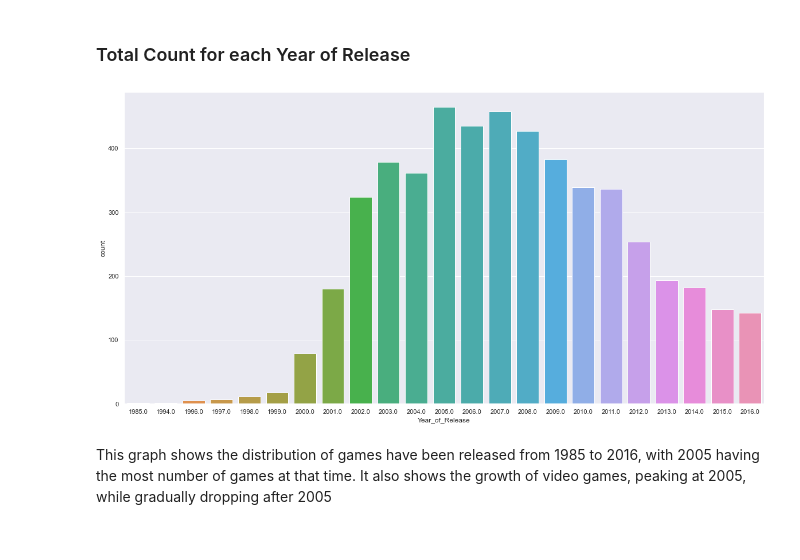
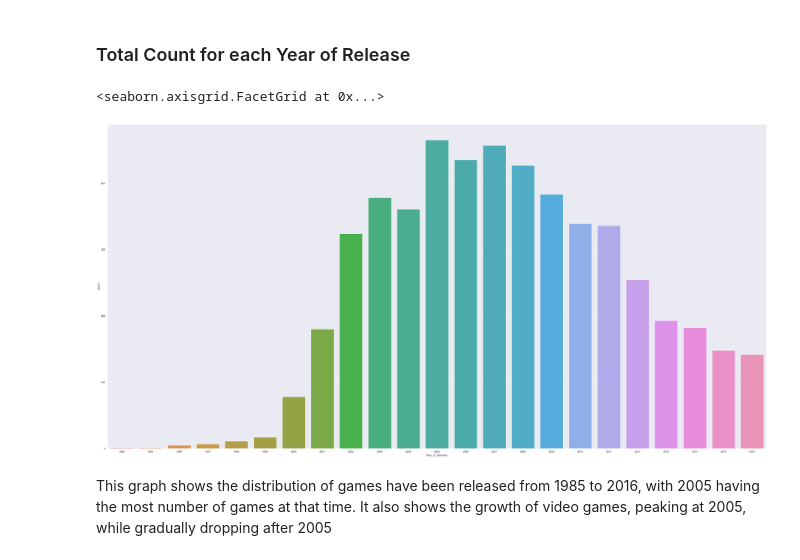
Before and after one commit to dihcuierc/Game_Analysis, a Jupyter notebook: NoteBooks/2. Data Visual.ipynb, the cells around one changed output. Drawn from its saved outputs; the diff is of its cells as text; code cells hidden in the pictures.

```diff
--- a/NoteBooks/2. Data Visual.ipynb
+++ b/NoteBooks/2. Data Visual.ipynb
@@ -61,10 +61,12 @@ This graph shows how many games have been released by all the platforms, with
 # %% [markdown]
 ### Total Count for each Year of Release
 # %%
-a = plt.figure(figsize=(20, 10))
-ax = sb.countplot(x="Year_of_Release", data=mainData)
+year = pd.DataFrame(mainData["Year_of_Release"])
+year['Year_of_Release'] = year['Year_of_Release'].fillna(0).astype(int)
+sb.catplot(x='Year_of_Release', kind="count", height=20, aspect=2,data=year, orient='h')
 # %% [output]
+<seaborn.axisgrid.FacetGrid at 0x...>
-[figure, old version]
+[figure, new version]
 # %% [markdown]
 This graph shows the distribution of games have been released from 1985 to 2016, with 2005 having the most number of games at that time. It also shows the growth of video games, peaking at 2005, while gradually dropping after 2005
 # %% [markdown]
```
